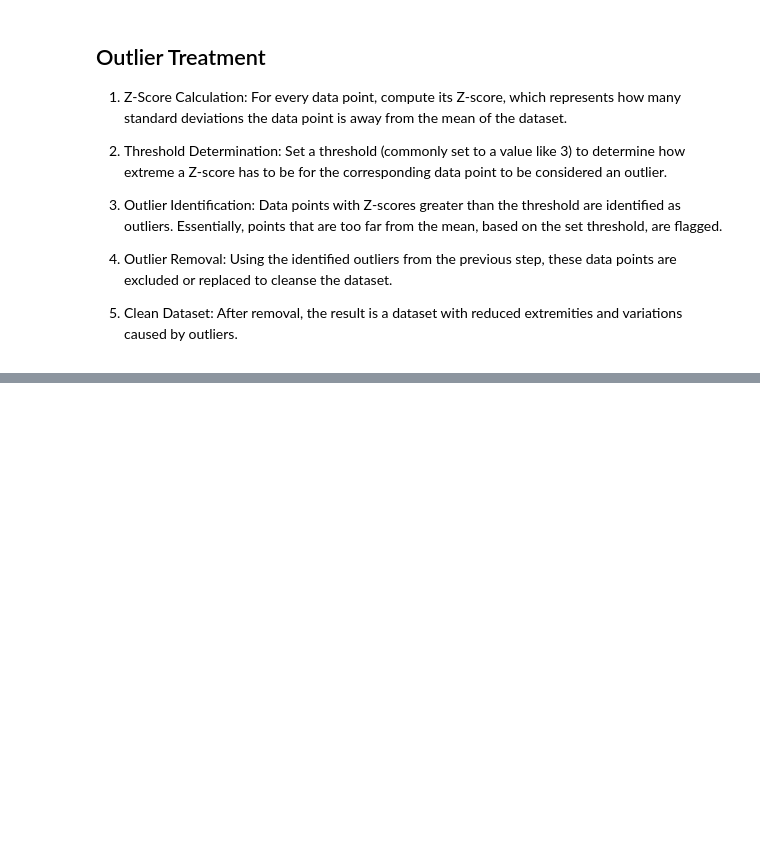
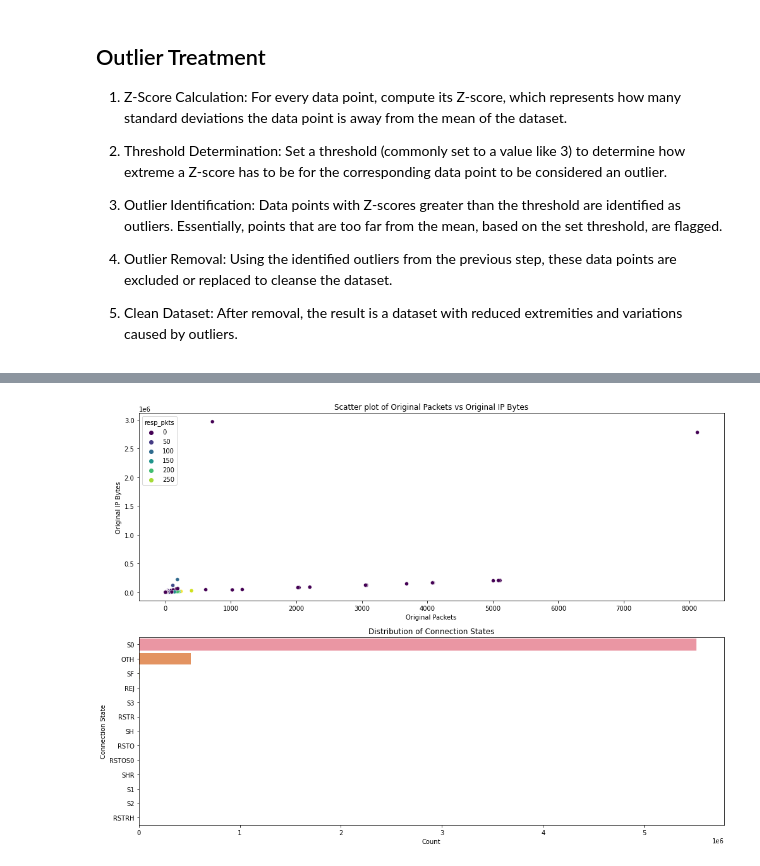
Before and after one commit to Chane2023/Malicious-Software-Prediction, a Jupyter notebook: notebooks/Data Exploration and EDA.ipynb, the cells around one changed output, grey strips where cells are left out. Drawn from its saved outputs; the diff is of its cells as text; code cells hidden in the pictures; blank space fills up the shorter version.

```diff
--- a/notebooks/Data Exploration and EDA.ipynb
+++ b/notebooks/Data Exploration and EDA.ipynb
@@ -104,0 +282,20 @@ x
+# %%
+# Set up the figure and axes
+fig, ax = plt.subplots(nrows=2, ncols=1, figsize=(14, 10))
+
+# Scatter plot of orig_pkts vs orig_ip_bytes
+sns.scatterplot(data=correlation_data, x='orig_pkts', y='orig_ip_bytes', hue='resp_pkts', palette='viridis', ax=ax[0])
+ax[0].set_title('Scatter plot of Original Packets vs Original IP Bytes')
+ax[0].set_xlabel('Original Packets')
+ax[0].set_ylabel('Original IP Bytes')
+
+# Distribution of conn_state
+sns.countplot(data=df, y='conn_state', ax=ax[1], order=df['conn_state'].value_counts().index)
+ax[1].set_title('Distribution of Connection States')
+ax[1].set_xlabel('Count')
+ax[1].set_ylabel('Connection State')
+
+plt.tight_layout()
+plt.show()
+# %% [output]
+[figure, added]
```
Also changed, not shown: parts of 21 cells of this notebook.
